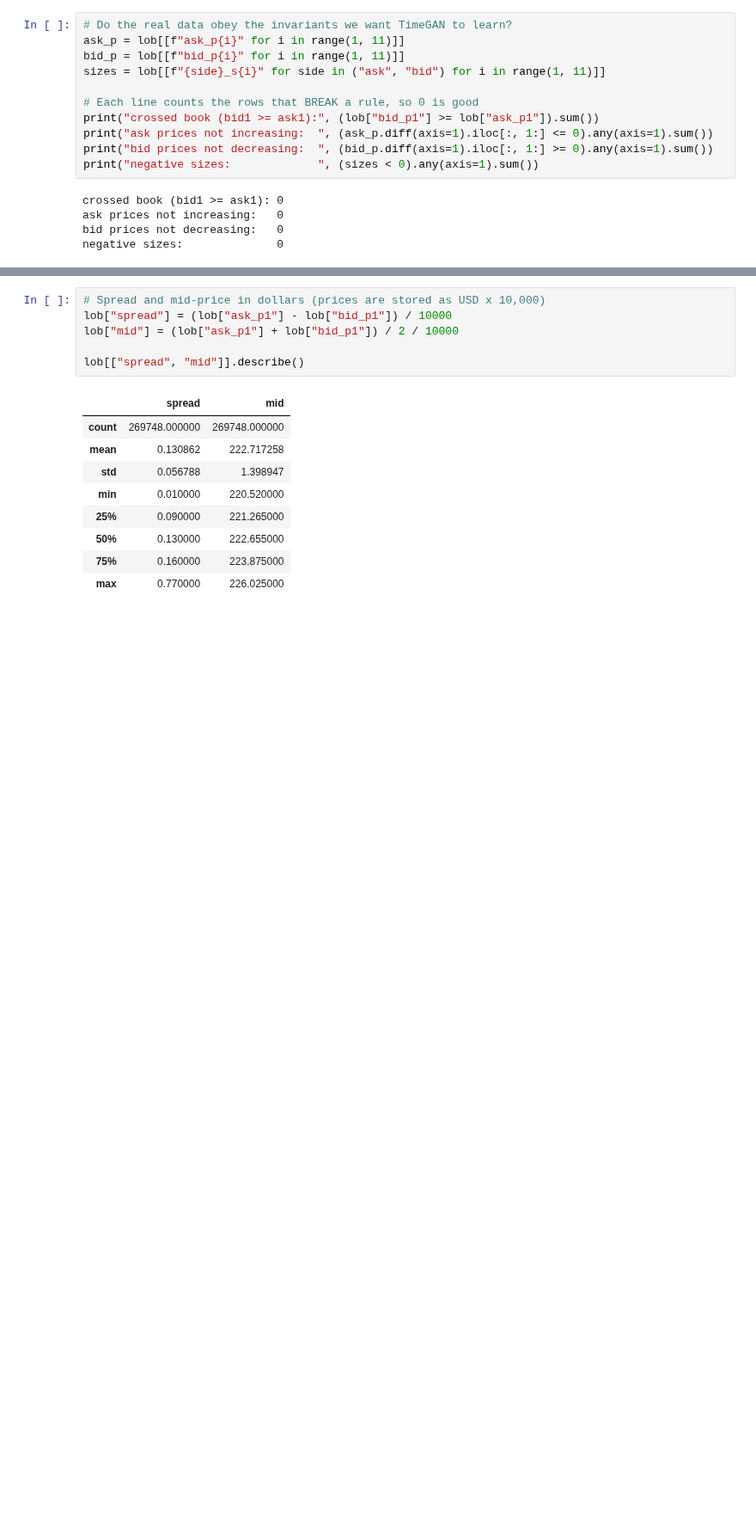
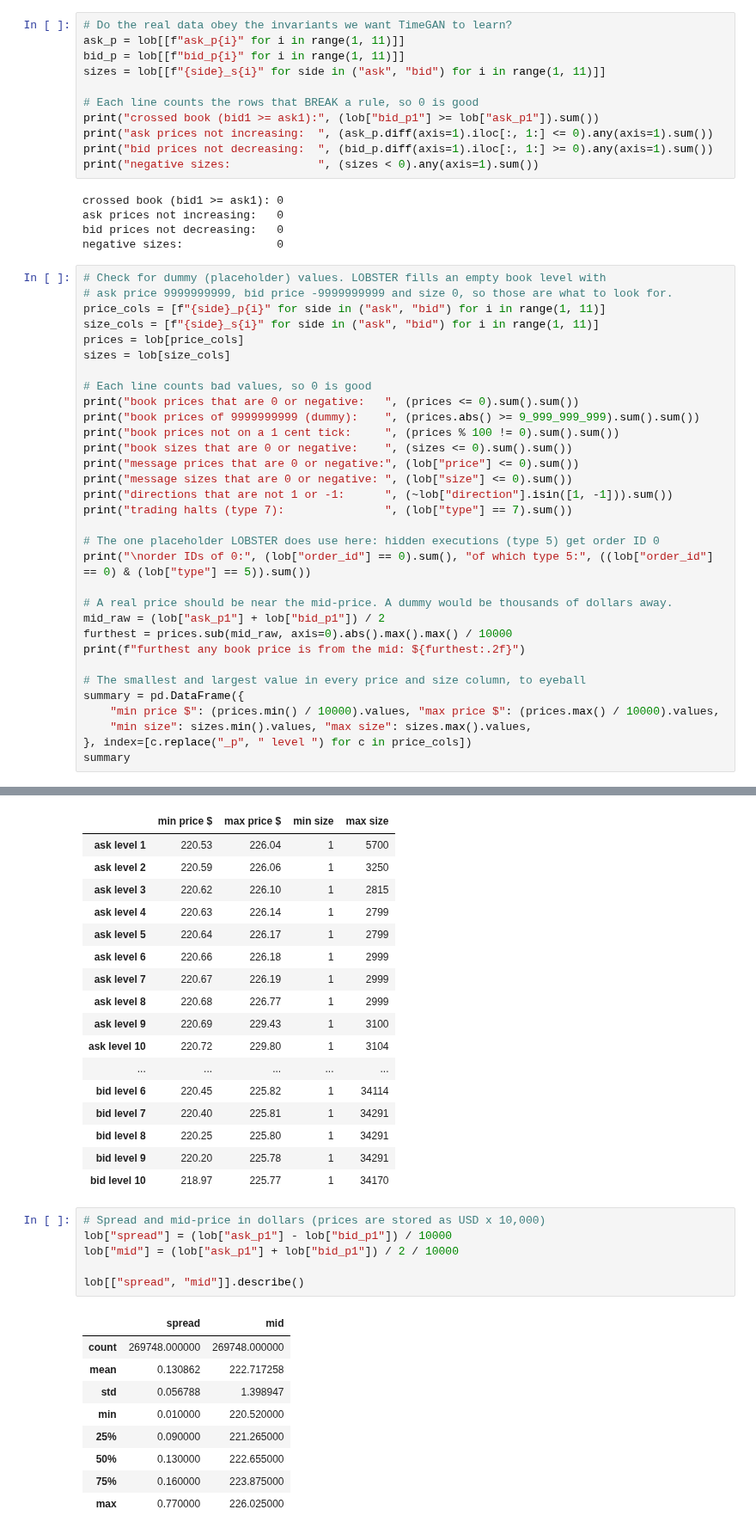
Before and after one commit to anguspjslater-collab/PatternAnalysis-2026, a Jupyter notebook: recognition/TimeGAN_LOB_s4961587/data_audit.ipynb, the cells around one changed output, grey strips where cells are left out. Shown at 86% size. Saved outputs shown, nothing was run; the diff lists cells and outputs as text; blank space fills up the shorter version.

```diff
--- a/recognition/TimeGAN_LOB_s4961587/data_audit.ipynb
+++ b/recognition/TimeGAN_LOB_s4961587/data_audit.ipynb
@@ -79,3 +79,36 @@ crossed book (bid1 >= ask1): 0
 ask prices not increasing:   0
 bid prices not decreasing:   0
 negative sizes:              0
+# %%
+# Check for dummy (placeholder) values. LOBSTER fills an empty book level with
+# ask price 9999999999, bid price -9999999999 and size 0, so those are what to look for.
+price_cols = [f"{side}_p{i}" for side in ("ask", "bid") for i in range(1, 11)]
+size_cols = [f"{side}_s{i}" for side in ("ask", "bid") for i in range(1, 11)]
+prices = lob[price_cols]
+sizes = lob[size_cols]
+
+# Each line counts bad values, so 0 is good
+print("book prices that are 0 or negative:   ", (prices <= 0).sum().sum())
+print("book prices of 9999999999 (dummy):    ", (prices.abs() >= 9_999_999_999).sum().sum())
+print("book prices not on a 1 cent tick:     ", (prices % 100 != 0).sum().sum())
+print("book sizes that are 0 or negative:    ", (sizes <= 0).sum().sum())
+print("message prices that are 0 or negative:", (lob["price"] <= 0).sum())
+print("message sizes that are 0 or negative: ", (lob["size"] <= 0).sum())
+print("directions that are not 1 or -1:      ", (~lob["direction"].isin([1, -1])).sum())
+print("trading halts (type 7):               ", (lob["type"] == 7).sum())
+
+# The one placeholder LOBSTER does use here: hidden executions (type 5) get order ID 0
+print("\norder IDs of 0:", (lob["order_id"] == 0).sum(), "of which type 5:", ((lob["order_id"] == 0) & (lob["type"] == 5)).sum())
+
+# A real price should be near the mid-price. A dummy would be thousands of dollars away.
+mid_raw = (lob["ask_p1"] + lob["bid_p1"]) / 2
+furthest = prices.sub(mid_raw, axis=0).abs().max().max() / 10000
+print(f"furthest any book price is from the mid: ${furthest:.2f}")
+
+# The smallest and largest value in every price and size column, to eyeball
+summary = pd.DataFrame({
+    "min price $": (prices.min() / 10000).values, "max price $": (prices.max() / 10000).values,
+    "min size": sizes.min().values, "max size": sizes.max().values,
+}, index=[c.replace("_p", " level ") for c in price_cols])
+summary
+# %% [output]
@@ -82,3 +126,20 @@ negative sizes:              0
+|  | min price $ | max price $ | min size | max size |
+| ask level 1 | 220.53 | 226.04 | 1 | 5700 |
+| ask level 2 | 220.59 | 226.06 | 1 | 3250 |
+| ask level 3 | 220.62 | 226.10 | 1 | 2815 |
+| ask level 4 | 220.63 | 226.14 | 1 | 2799 |
+| ask level 5 | 220.64 | 226.17 | 1 | 2799 |
+| ask level 6 | 220.66 | 226.18 | 1 | 2999 |
+| ask level 7 | 220.67 | 226.19 | 1 | 2999 |
+| ask level 8 | 220.68 | 226.77 | 1 | 2999 |
+| ask level 9 | 220.69 | 229.43 | 1 | 3100 |
+| ask level 10 | 220.72 | 229.80 | 1 | 3104 |
+| ... | ... | ... | ... | ... |
+| bid level 6 | 220.45 | 225.82 | 1 | 34114 |
+| bid level 7 | 220.40 | 225.81 | 1 | 34291 |
+| bid level 8 | 220.25 | 225.80 | 1 | 34291 |
+| bid level 9 | 220.20 | 225.78 | 1 | 34291 |
+| bid level 10 | 218.97 | 225.77 | 1 | 34170 |
 # %%
 # Spread and mid-price in dollars (prices are stored as USD x 10,000)
 lob["spread"] = (lob["ask_p1"] - lob["bid_p1"]) / 10000
```
Also changed, not shown: parts of 2 cells of this notebook, 2 other files.
